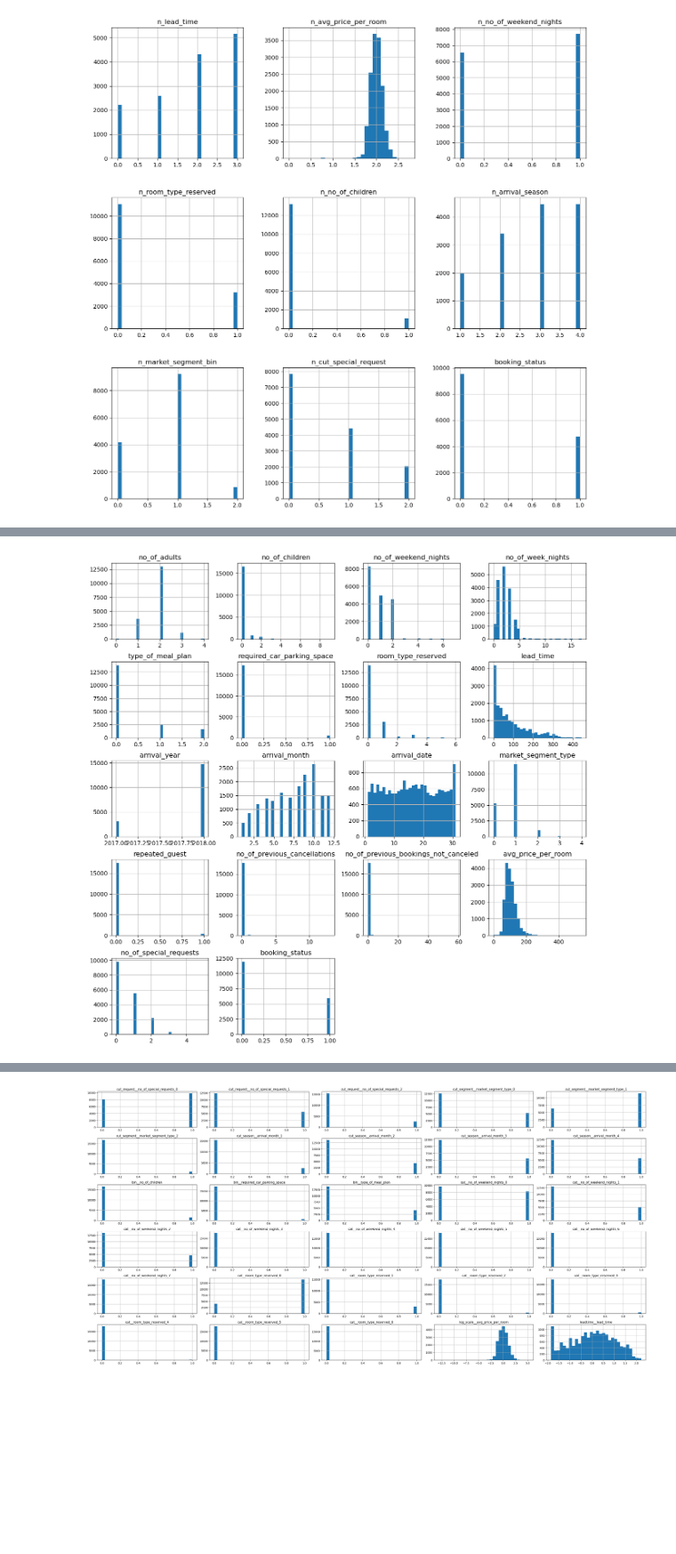
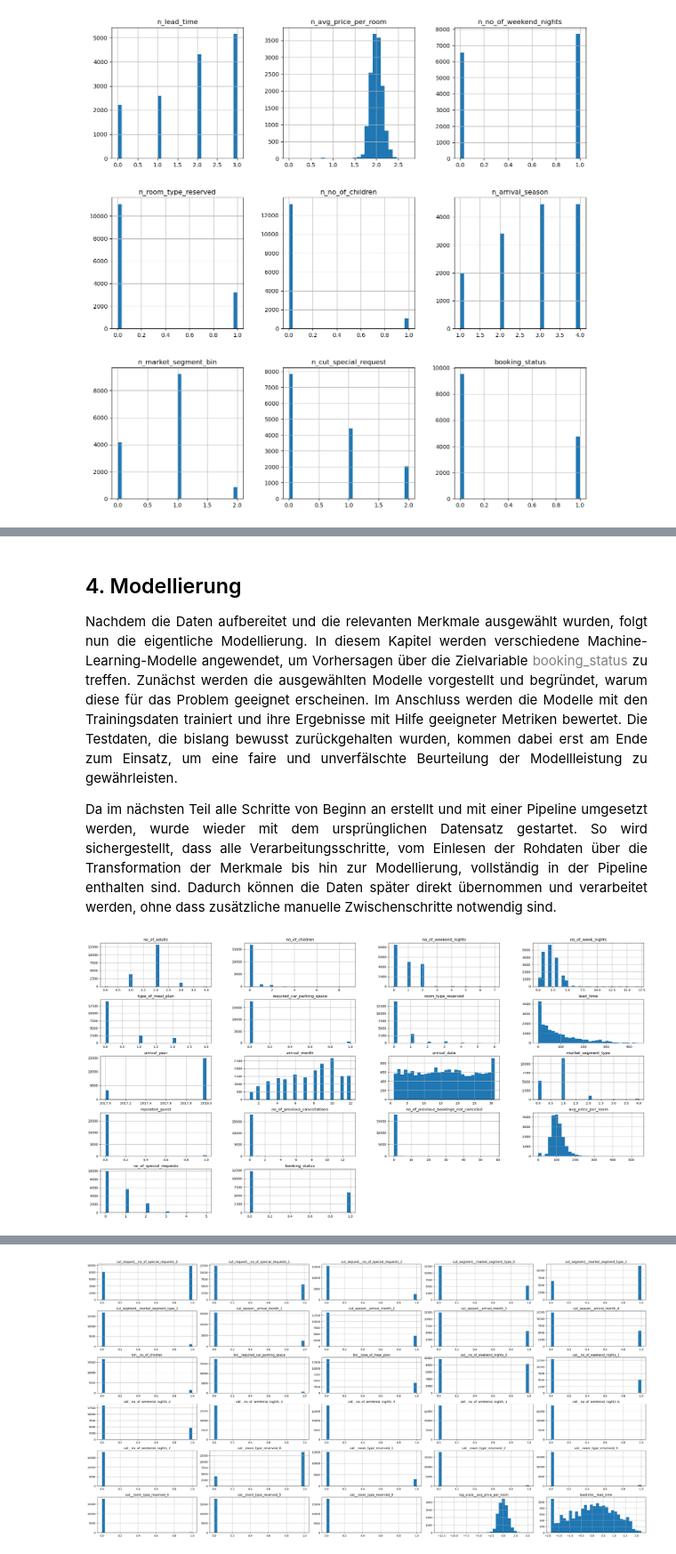
Before and after one commit to tommi-j/hausarbeit-ml, a Jupyter notebook: temp.ipynb, the cells around one changed output, grey strips where cells are left out. Shown at 89% size. Saved outputs shown, nothing was run; the diff lists cells and outputs as text; code cells hidden in the pictures; blank space fills up the shorter version.

```diff
--- a/temp.ipynb
+++ b/temp.ipynb
@@ -359,2 +362,17 @@ requiered car parking ist im Endefekt wie repeated guest - hat eine halbwegs hoh
+# %% [markdown]
+<a id="kapitel4" style="color:black"><h2>4. Modellierung</h2></a>
+
+<p style="text-align: justify; line-height: 1.5; color: black; font-family: 'Times New Roman', Times, serif;">
+Nachdem die Daten aufbereitet und die relevanten Merkmale ausgewählt wurden, folgt nun die eigentliche Modellierung.
+In diesem Kapitel werden verschiedene Machine-Learning-Modelle angewendet, um Vorhersagen über die Zielvariable <span style="color:gray">booking_status</span> zu treffen.
+Zunächst werden die ausgewählten Modelle vorgestellt und begründet, warum diese für das Problem geeignet erscheinen.
+Im Anschluss werden die Modelle mit den Trainingsdaten trainiert und ihre Ergebnisse mit Hilfe geeigneter Metriken bewertet.
+Die Testdaten, die bislang bewusst zurückgehalten wurden, kommen dabei erst am Ende zum Einsatz, um eine faire und unverfälschte Beurteilung der Modellleistung zu gewährleisten.
+</p>
+
+<p style="text-align: justify; line-height: 1.5; color: black; font-family: 'Times New Roman', Times, serif;">
+Da im nächsten Teil alle Schritte von Beginn an erstellt und mit einer Pipeline umgesetzt werden, wurde wieder mit dem ursprünglichen Datensatz gestartet.
+So wird sichergestellt, dass alle Verarbeitungsschritte, vom Einlesen der Rohdaten über die Transformation der Merkmale bis hin zur Modellierung, vollständig in der Pipeline enthalten sind. Dadurch können die Daten später direkt übernommen und verarbeitet werden, ohne dass zusätzliche manuelle Zwischenschritte notwendig sind.
+</p>
 # %%
 df = pd.read_csv("train_dataset.csv")
@@ -365,5 +379,5 @@ df["lead_time"] = df["lead_time"].replace(0, 1)
 # %%
-df.hist(bins=30, figsize=(15,15))
+df.hist(bins=30, figsize=(30,15))
 plt.show()
 # %% [output]
-[figure, old version]
+[figure, new version]
```
Also changed, not shown: parts of 46 cells of this notebook.
